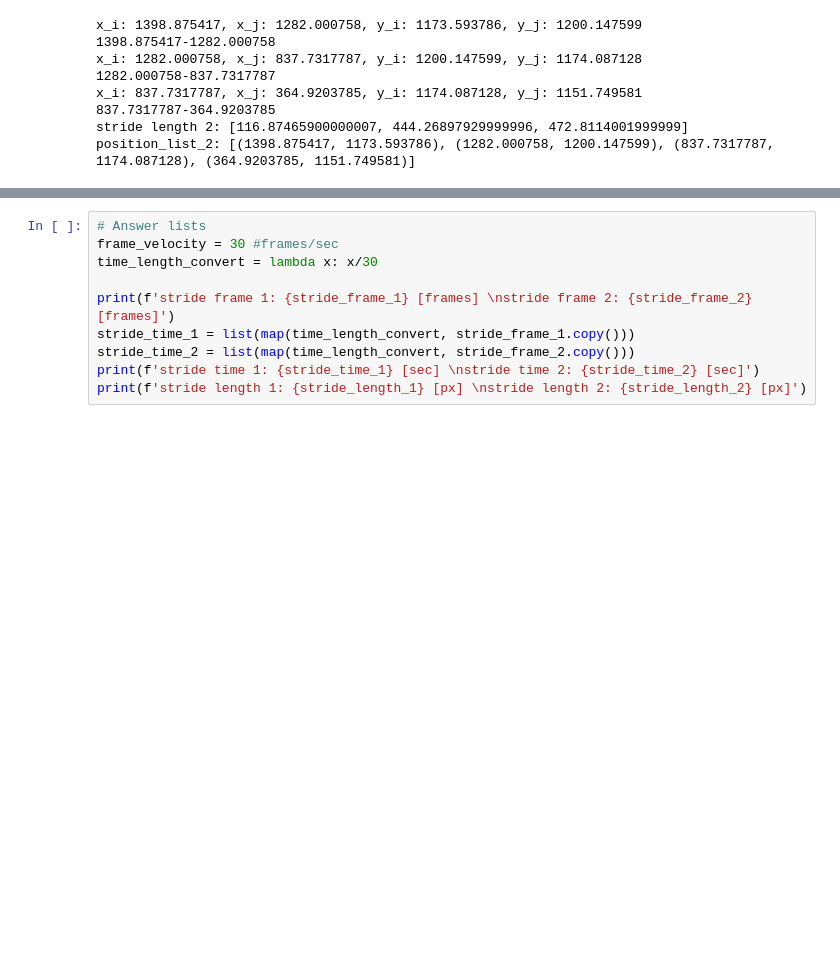
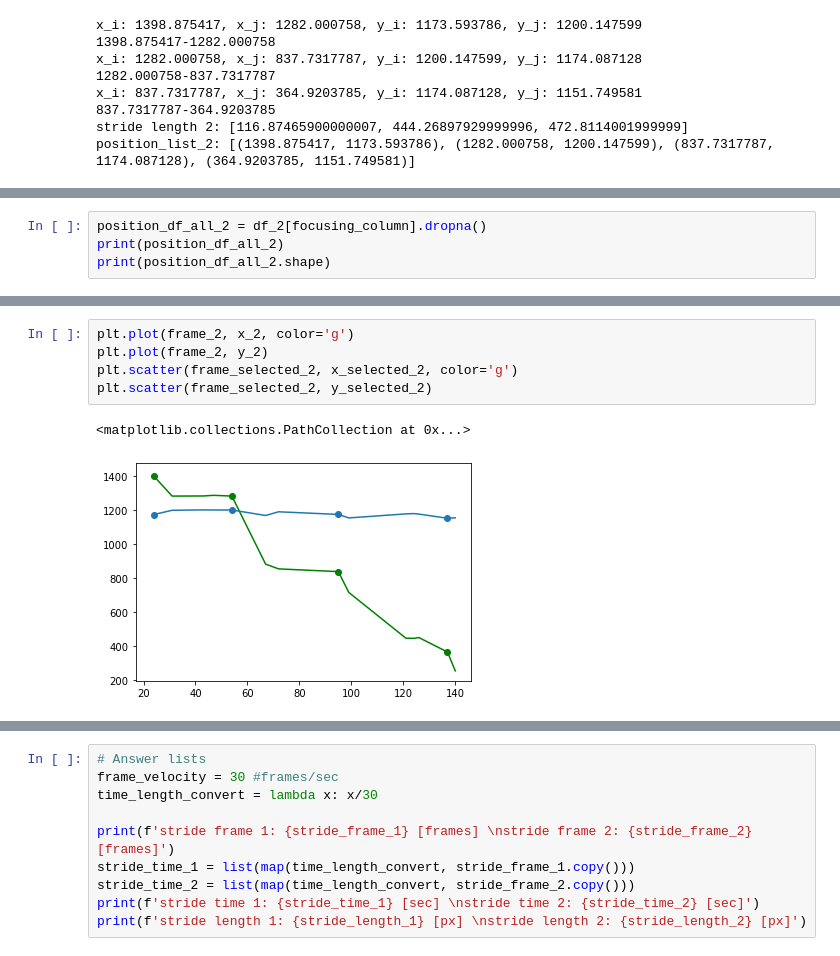
Before and after one commit to ChanyuMoon/urp_deeplabcut, a Jupyter notebook: 1_Stride_time_and_length.ipynb, the cells around one changed output, grey strips where cells are left out. Saved outputs shown, nothing was run; the diff lists cells and outputs as text; blank space fills up the shorter version.

```diff
--- a/1_Stride_time_and_length.ipynb
+++ b/1_Stride_time_and_length.ipynb
@@ -216,0 +240,4 @@ position_list_2: [(1398.875417, 1173.593786), (1282.000758, 1200.147599), (837.7
+# %%
+position_df_all_2 = df_2[focusing_column].dropna()
+print(position_df_all_2)
+print(position_df_all_2.shape)
@@ -216,0 +321,8 @@ position_list_2: [(1398.875417, 1173.593786), (1282.000758, 1200.147599), (837.7
+# %%
+plt.plot(frame_2, x_2, color='g')
+plt.plot(frame_2, y_2)
+plt.scatter(frame_selected_2, x_selected_2, color='g')
+plt.scatter(frame_selected_2, y_selected_2)
+# %% [output]
+<matplotlib.collections.PathCollection at 0x...>
+[figure, added]
```
Also changed, not shown: parts of 13 cells of this notebook.
